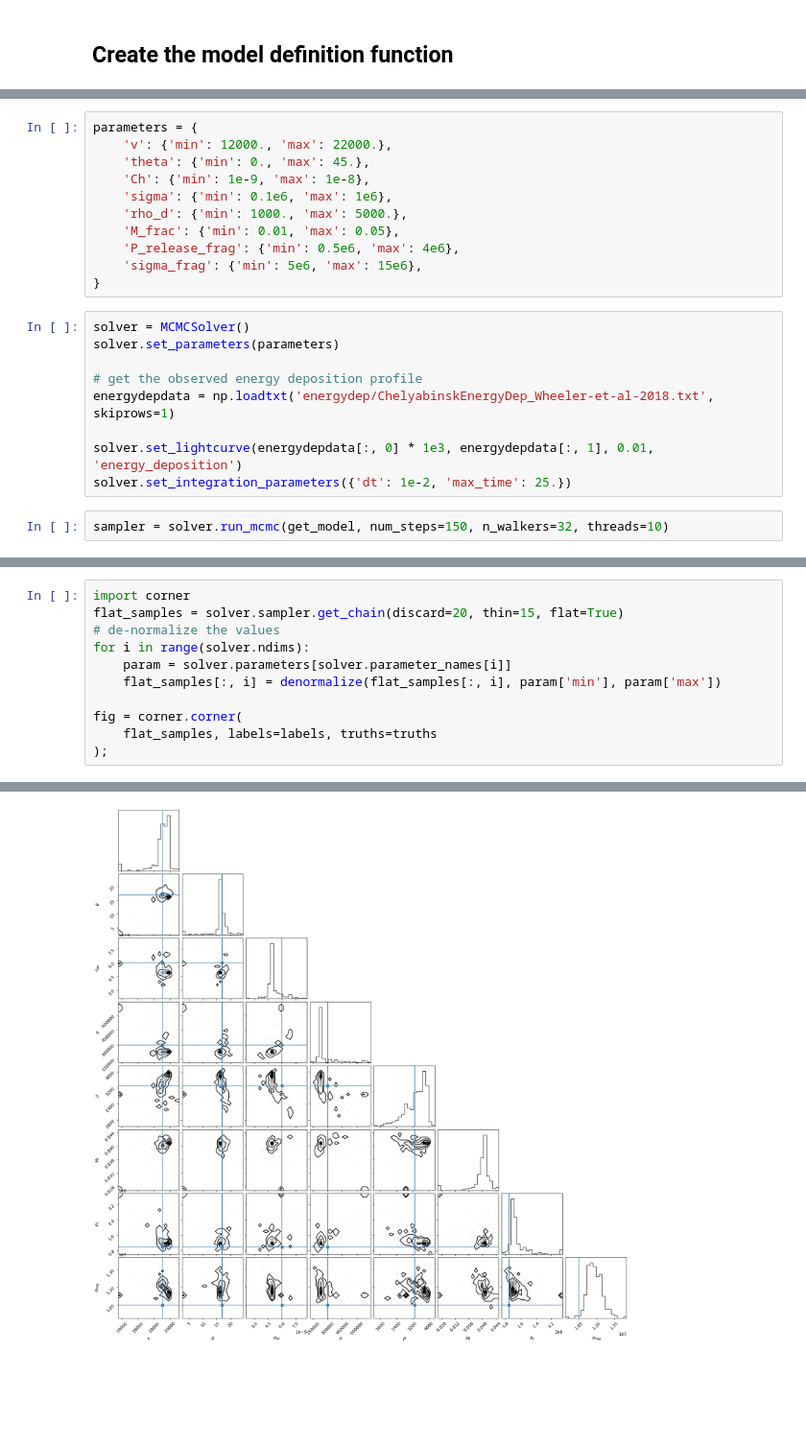
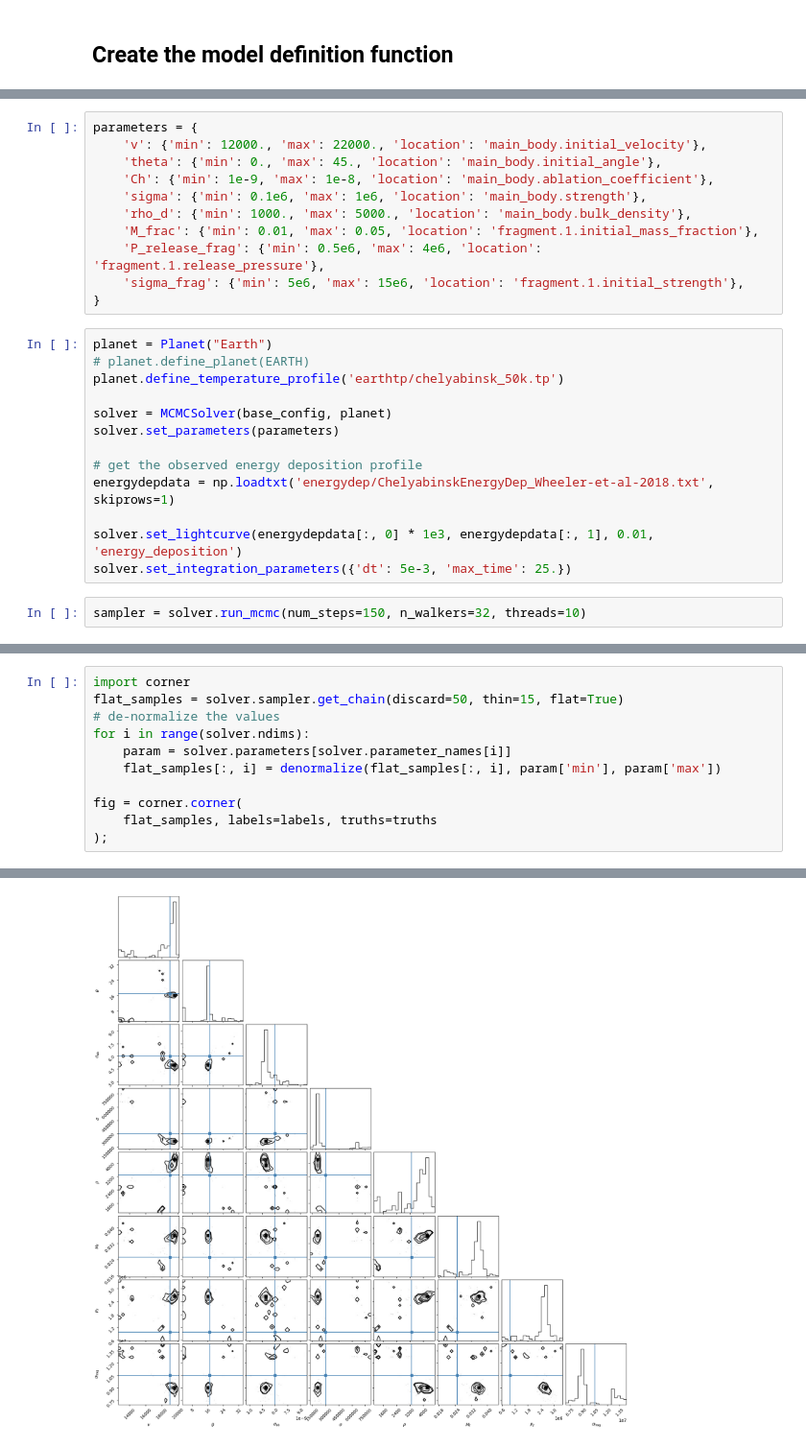
Before and after one commit to ramanakumars/fragmentationmodel, a Jupyter notebook: examples/Chelyabinsk MCMC.ipynb, the cells around one changed output, grey strips where cells are left out. Shown at 96% size. Drawn from its saved outputs; the diff is of its cells as text; blank space fills up the shorter version.

Commit message:
changing input param config format for mcmc

```diff
--- a/examples/Chelyabinsk MCMC.ipynb
+++ b/examples/Chelyabinsk MCMC.ipynb
@@ -36,25 +32,29 @@ def get_model(v, theta, Ch, sigma, rho_d, M_frac, P_release_frag, sigma_frag):
 # %%
 parameters = {
-    'v': {'min': 12000., 'max': 22000.},
-    'theta': {'min': 0., 'max': 45.},
-    'Ch': {'min': 1e-9, 'max': 1e-8},
-    'sigma': {'min': 0.1e6, 'max': 1e6},
-    'rho_d': {'min': 1000., 'max': 5000.},
-    'M_frac': {'min': 0.01, 'max': 0.05},
-    'P_release_frag': {'min': 0.5e6, 'max': 4e6},
-    'sigma_frag': {'min': 5e6, 'max': 15e6},
+    'v': {'min': 12000., 'max': 22000., 'location': 'main_body.initial_velocity'},
+    'theta': {'min': 0., 'max': 45., 'location': 'main_body.initial_angle'},
+    'Ch': {'min': 1e-9, 'max': 1e-8, 'location': 'main_body.ablation_coefficient'},
+    'sigma': {'min': 0.1e6, 'max': 1e6, 'location': 'main_body.strength'},
+    'rho_d': {'min': 1000., 'max': 5000., 'location': 'main_body.bulk_density'},
+    'M_frac': {'min': 0.01, 'max': 0.05, 'location': 'fragment.1.initial_mass_fraction'},
+    'P_release_frag': {'min': 0.5e6, 'max': 4e6, 'location': 'fragment.1.release_pressure'},
+    'sigma_frag': {'min': 5e6, 'max': 15e6, 'location': 'fragment.1.initial_strength'},
 }
 # %%
-solver = MCMCSolver()
+planet = Planet("Earth")
+# planet.define_planet(EARTH)
+planet.define_temperature_profile('earthtp/chelyabinsk_50k.tp')
+
+solver = MCMCSolver(base_config, planet)
 solver.set_parameters(parameters)
 
 # get the observed energy deposition profile
 energydepdata = np.loadtxt('energydep/ChelyabinskEnergyDep_Wheeler-et-al-2018.txt', skiprows=1)
 
 solver.set_lightcurve(energydepdata[:, 0] * 1e3, energydepdata[:, 1], 0.01, 'energy_deposition')
-solver.set_integration_parameters({'dt': 1e-2, 'max_time': 25.})
+solver.set_integration_parameters({'dt': 5e-3, 'max_time': 25.})
 # %%
-sampler = solver.run_mcmc(get_model, num_steps=150, n_walkers=32, threads=10)
+sampler = solver.run_mcmc(num_steps=150, n_walkers=32, threads=10)
 # %%
 fig, axes = plt.subplots(solver.ndims, figsize=(10, 9), sharex=True)
 samples = solver.sampler.get_chain()
@@ -77,6 +77,6 @@ axes[-1].set_xlabel("step number");
 # %%
 import corner
-flat_samples = solver.sampler.get_chain(discard=20, thin=15, flat=True)
+flat_samples = solver.sampler.get_chain(discard=50, thin=15, flat=True)
 # de-normalize the values
 for i in range(solver.ndims):
     param = solver.parameters[solver.parameter_names[i]]
@@ -98,2 +100,2 @@ WARNING:root:Too few points to create valid contours
-[figure, old version]
+[figure, new version]
 # %%
```
Also changed, not shown: parts of 7 cells of this notebook, 3 other files.
